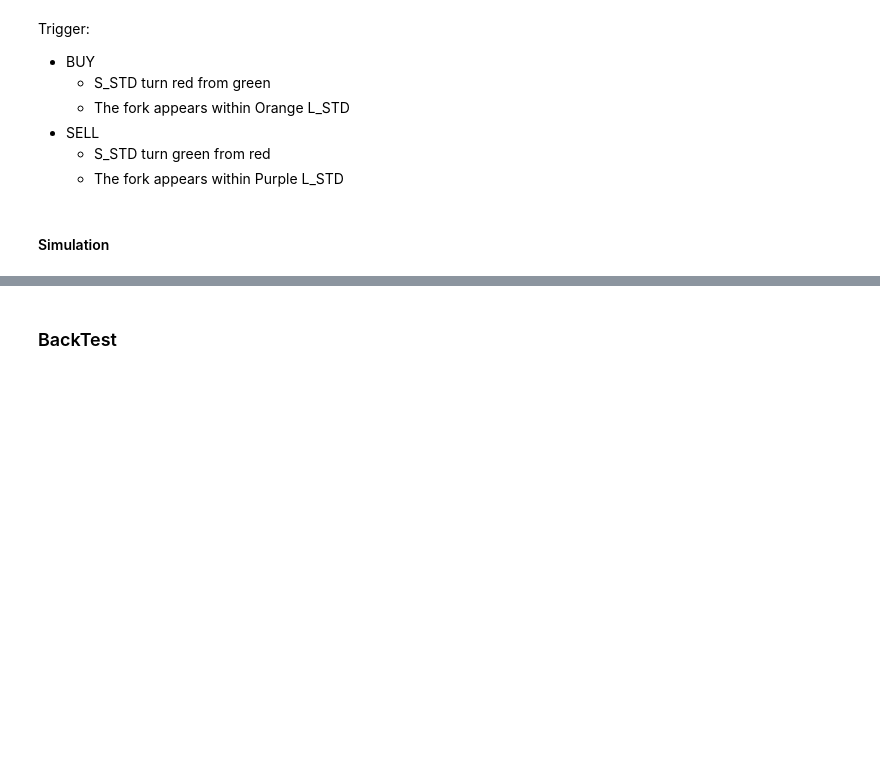
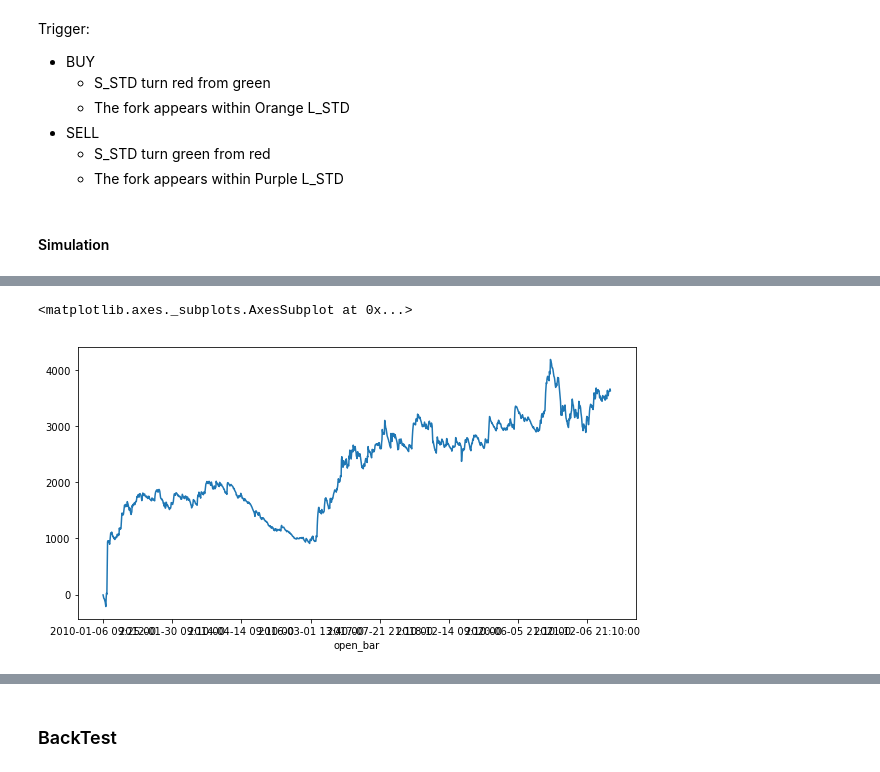
Before and after one commit to RichardS0268/CTA_Trend, a Jupyter notebook: CTA_data.ipynb, the cells around one changed output, grey strips where cells are left out. Drawn from its saved outputs; the diff is of its cells as text; code cells hidden in the pictures; blank space fills up the shorter version.

```diff
--- a/CTA_data.ipynb
+++ b/CTA_data.ipynb
@@ -273,10 +273,14 @@ def Double_STD_trigger(stmp):
     stmp['trigger'] = np.zeros(stmp.shape[0])
 
     buy_trigger_condition = (stmp['STD_S_Fork']== 1) & (stmp['STD_L']== 1)
-    stmp['trigger'].loc[buy_trigger_condition] = 1
+    buy_observation_condition = (stmp['STD_S_Fork']==-1) & (stmp['STD_L']== 1) # fluctuation period
+    stmp['trigger'].loc[buy_trigger_condition] = 2
+    stmp['trigger'].loc[buy_observation_condition] = 1
 
     sell_trigger_condition = (stmp['STD_S_Fork']==-1) & (stmp['STD_L']==-1)
-    stmp['trigger'].loc[sell_trigger_condition] = -1
+    sell_obervation_condition = (stmp['STD_S_Fork']== 1) & (stmp['STD_L']==-1) # fluctuation period
+    stmp['trigger'].loc[sell_trigger_condition] = -2
+    stmp['trigger'].loc[sell_obervation_condition] = -1
 
     return stmp
 # %%
@@ -290,7 +294,7 @@ def EMA_filter(_stmp):
 
     return Buy_signal_mask, Sell_signal_mask
 # %%
-# COM_5 =  Double_STD_trigger(COM_5)
+COM_5 =  Double_STD_trigger(COM_5)
 
 # if FILTER:
 #     BSM_EMA, SSM_EMA = EMA_filter(COM_D)
@@ -502,0 +513,3 @@ def Trading_trace(COM_5, tick, COM_5_VTD):
+# %%
+BUY_log = BUY_Trade(COM_5, 0, logger=True)
+SELL_log = SELL_Trade(COM_5, 0, logger=True)
@@ -502,0 +519,34 @@ def Trading_trace(COM_5, tick, COM_5_VTD):
+# %%
+## create trade date columns
+def Date_Belong(clock):
+    if clock[11:] < '21:00:00':
+        return clock[:10]
+    else:
+        return COM_5_VTD[min(COM_5_VTD.index(clock[:10])+1, len(COM_5_VTD)-1)]
+
+SELL_log['signal']= 'SELL'
+BUY_log['signal'] = 'BUY'
+
+buy = BUY_log.set_index('open_bar', drop=False)
+sell = SELL_log.set_index('open_bar', drop=False)
+
+trading_log_buy = buy.sort_index()
+trading_log_sell = sell.sort_index()
+
+trading_log_all = buy.append(sell)
+trading_log_all = trading_log_all.sort_index()
+
+trading_log_buy['open_date'] = trading_log_buy['open_bar'].apply(lambda x: Date_Belong(x))
+trading_log_buy['close_date'] = trading_log_buy['close_bar'].apply(lambda x: Date_Belong(x))
+
+trading_log_sell['open_date'] = trading_log_sell['open_bar'].apply(lambda x: Date_Belong(x))
+trading_log_sell['close_date'] = trading_log_sell['close_bar'].apply(lambda x: Date_Belong(x))
+
+trading_log_all['open_date'] = trading_log_all['open_bar'].apply(lambda x: Date_Belong(x))
+trading_log_all['close_date'] = trading_log_all['close_bar'].apply(lambda x: Date_Belong(x))
+# %%
+fig, axes = plt.subplots(figsize=(10, 5))
+buy['gain'].cumsum().plot()
+# %% [output]
+<matplotlib.axes._subplots.AxesSubplot at 0x...>
+[figure, added]
```
Also changed, not shown: parts of 15 cells of this notebook, 8 other files.
